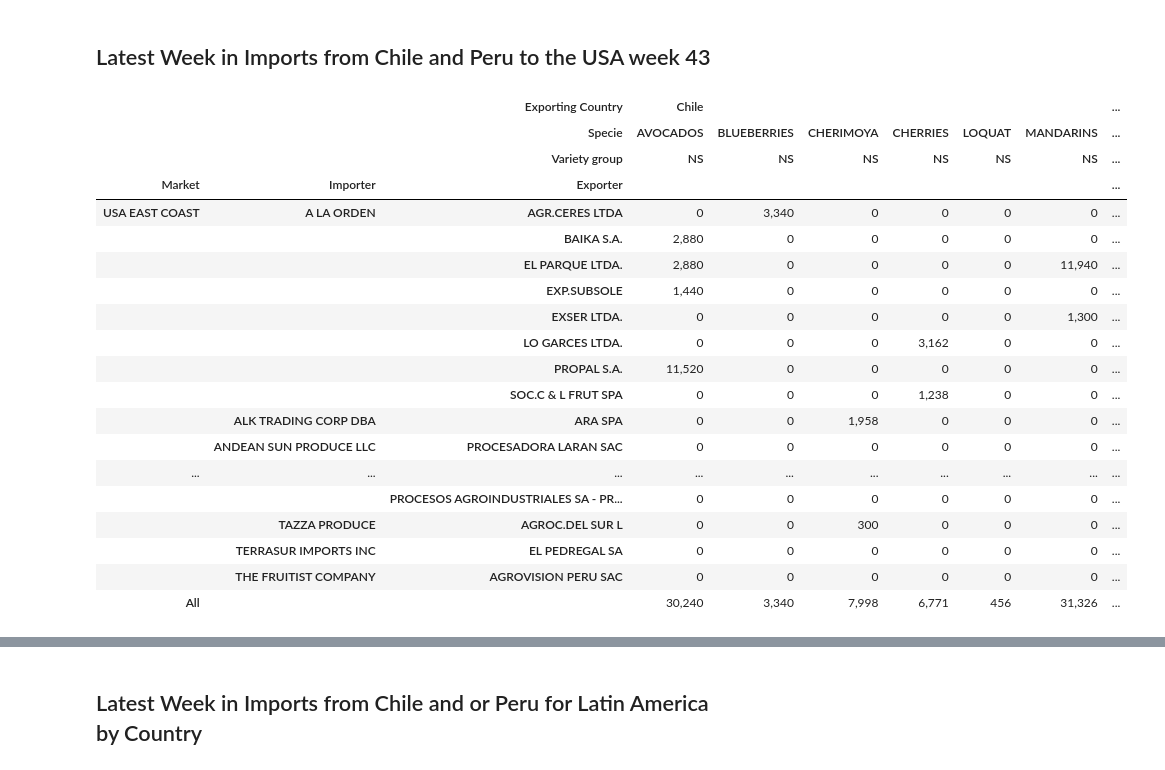
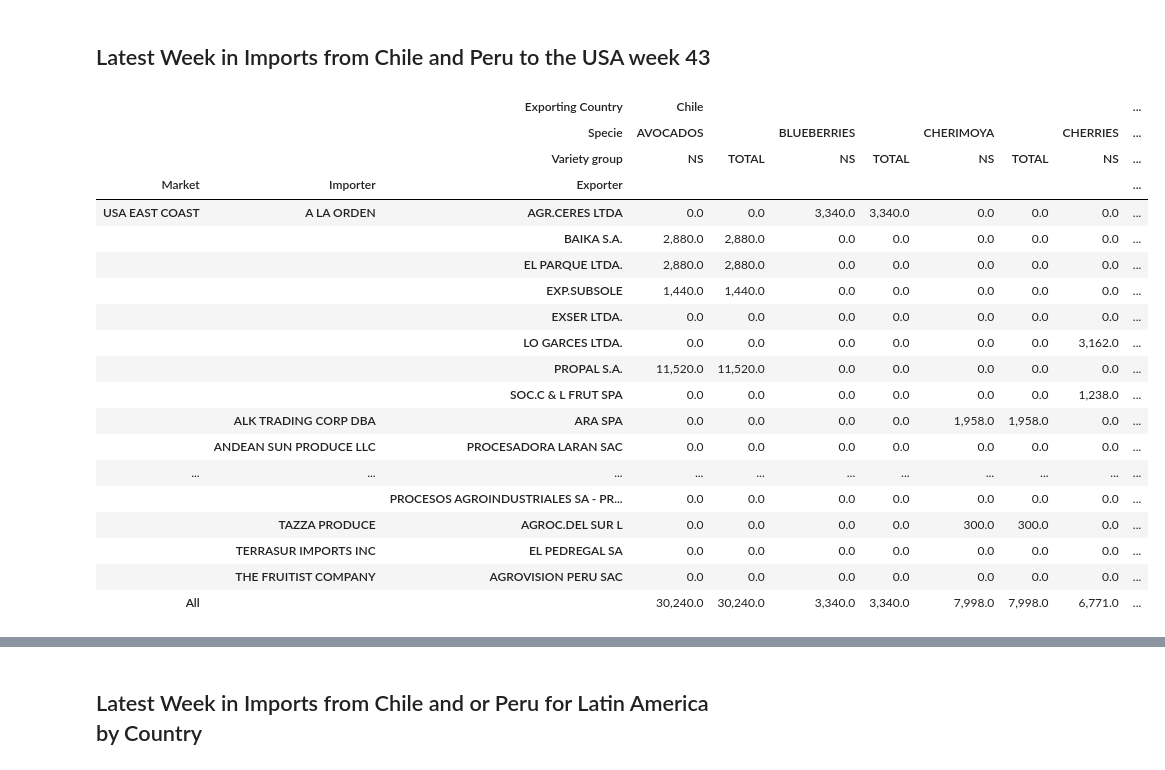
Before and after one commit to avida03/bf_web, a Jupyter notebook: Weekly.ipynb, the cells around one changed output, grey strips where cells are left out. Cells and saved outputs as stored; diff of their text form; code cells hidden in the pictures.

Commit message:
added totals into columns

```diff
--- a/Weekly.ipynb
+++ b/Weekly.ipynb
@@ -42,35 +29,44 @@ polar_pivot
 # %%
 usa25=master[(master['Country']=='U.S.A.')& master['Year Country'].str.contains('2025')]
 usa25=usa25.rename(columns={'Dep_Week': 'Departure Week','Year Country':'Exporting Country'})
 usa_recent=usa25[usa25['Departure Week']==current_week]
 usa_pivot=usa_recent.pivot_table(index=['Market','Importer','Exporter'],
                                  columns=['Exporting Country', 'Specie', 'Variety group'],
                                  values='Boxes',aggfunc='sum', margins=True).fillna(0)
 usa_rename={'2025-CHILE':'Chile','2025-PERU':'Peru'}
+specie_totals = usa_pivot.groupby(level=[0, 1], axis=1).sum()
+specie_totals.columns = pd.MultiIndex.from_tuples(
+        [(c[0], c[1], 'TOTAL') for c in specie_totals.columns],
+        names=usa_pivot.columns.names
+    )
+usa_pivot = pd.concat([usa_pivot, specie_totals], axis=1).sort_index(axis=1)
 usa_pivot.rename(columns=usa_rename,inplace=True)
-usa_pivot=usa_pivot.style.format("{:,.0f}")
+usa_pivot=usa_pivot.style.format("{:,}").set_table_styles([
+    {'selector': 'th', 'props': [('text-align', 'center')]},
+    {'selector': 'td', 'props': [('text-align', 'center')]}
+    ]).set_properties(**{'text-align': 'center'})
 usa_pivot
 # %% [output]
-|  |  | Exporting Country | Chile |  |  |  |  |  | ... |
-|  |  | Specie | AVOCADOS | BLUEBERRIES | CHERIMOYA | CHERRIES | LOQUAT | MANDARINS | ... |
-|  |  | Variety group | NS | NS | NS | NS | NS | NS | ... |
-| Market | Importer | Exporter |  |  |  |  |  |  | ... |
-| USA EAST COAST | A LA ORDEN | AGR.CERES LTDA | 0 | 3,340 | 0 | 0 | 0 | 0 | ... |
-|  |  | BAIKA S.A. | 2,880 | 0 | 0 | 0 | 0 | 0 | ... |
-|  |  | EL PARQUE LTDA. | 2,880 | 0 | 0 | 0 | 0 | 11,940 | ... |
-|  |  | EXP.SUBSOLE | 1,440 | 0 | 0 | 0 | 0 | 0 | ... |
-|  |  | EXSER LTDA. | 0 | 0 | 0 | 0 | 0 | 1,300 | ... |
-|  |  | LO GARCES LTDA. | 0 | 0 | 0 | 3,162 | 0 | 0 | ... |
-|  |  | PROPAL S.A. | 11,520 | 0 | 0 | 0 | 0 | 0 | ... |
-|  |  | SOC.C & L FRUT SPA | 0 | 0 | 0 | 1,238 | 0 | 0 | ... |
-|  | ALK TRADING CORP DBA | ARA SPA | 0 | 0 | 1,958 | 0 | 0 | 0 | ... |
-|  | ANDEAN SUN PRODUCE LLC | PROCESADORA LARAN SAC | 0 | 0 | 0 | 0 | 0 | 0 | ... |
-| ... | ... | ... | ... | ... | ... | ... | ... | ... | ... |
-|  |  | PROCESOS AGROINDUSTRIALES SA - PR... | 0 | 0 | 0 | 0 | 0 | 0 | ... |
-|  | TAZZA PRODUCE | AGROC.DEL SUR L | 0 | 0 | 300 | 0 | 0 | 0 | ... |
-|  | TERRASUR IMPORTS INC | EL PEDREGAL SA | 0 | 0 | 0 | 0 | 0 | 0 | ... |
-|  | THE FRUITIST COMPANY | AGROVISION PERU SAC | 0 | 0 | 0 | 0 | 0 | 0 | ... |
-| All |  |  | 30,240 | 3,340 | 7,998 | 6,771 | 456 | 31,326 | ... |
+|  |  | Exporting Country | Chile |  |  |  |  |  |  | ... |
+|  |  | Specie | AVOCADOS |  | BLUEBERRIES |  | CHERIMOYA |  | CHERRIES | ... |
+|  |  | Variety group | NS | TOTAL | NS | TOTAL | NS | TOTAL | NS | ... |
+| Market | Importer | Exporter |  |  |  |  |  |  |  | ... |
+| USA EAST COAST | A LA ORDEN | AGR.CERES LTDA | 0.0 | 0.0 | 3,340.0 | 3,340.0 | 0.0 | 0.0 | 0.0 | ... |
+|  |  | BAIKA S.A. | 2,880.0 | 2,880.0 | 0.0 | 0.0 | 0.0 | 0.0 | 0.0 | ... |
+|  |  | EL PARQUE LTDA. | 2,880.0 | 2,880.0 | 0.0 | 0.0 | 0.0 | 0.0 | 0.0 | ... |
+|  |  | EXP.SUBSOLE | 1,440.0 | 1,440.0 | 0.0 | 0.0 | 0.0 | 0.0 | 0.0 | ... |
+|  |  | EXSER LTDA. | 0.0 | 0.0 | 0.0 | 0.0 | 0.0 | 0.0 | 0.0 | ... |
+|  |  | LO GARCES LTDA. | 0.0 | 0.0 | 0.0 | 0.0 | 0.0 | 0.0 | 3,162.0 | ... |
+|  |  | PROPAL S.A. | 11,520.0 | 11,520.0 | 0.0 | 0.0 | 0.0 | 0.0 | 0.0 | ... |
+|  |  | SOC.C & L FRUT SPA | 0.0 | 0.0 | 0.0 | 0.0 | 0.0 | 0.0 | 1,238.0 | ... |
+|  | ALK TRADING CORP DBA | ARA SPA | 0.0 | 0.0 | 0.0 | 0.0 | 1,958.0 | 1,958.0 | 0.0 | ... |
+|  | ANDEAN SUN PRODUCE LLC | PROCESADORA LARAN SAC | 0.0 | 0.0 | 0.0 | 0.0 | 0.0 | 0.0 | 0.0 | ... |
+| ... | ... | ... | ... | ... | ... | ... | ... | ... | ... | ... |
+|  |  | PROCESOS AGROINDUSTRIALES SA - PR... | 0.0 | 0.0 | 0.0 | 0.0 | 0.0 | 0.0 | 0.0 | ... |
+|  | TAZZA PRODUCE | AGROC.DEL SUR L | 0.0 | 0.0 | 0.0 | 0.0 | 300.0 | 300.0 | 0.0 | ... |
+|  | TERRASUR IMPORTS INC | EL PEDREGAL SA | 0.0 | 0.0 | 0.0 | 0.0 | 0.0 | 0.0 | 0.0 | ... |
+|  | THE FRUITIST COMPANY | AGROVISION PERU SAC | 0.0 | 0.0 | 0.0 | 0.0 | 0.0 | 0.0 | 0.0 | ... |
+| All |  |  | 30,240.0 | 30,240.0 | 3,340.0 | 3,340.0 | 7,998.0 | 7,998.0 | 6,771.0 | ... |
 # %%
 countries = [
     'COLOMBIA', 'CHILE', 'COSTA RICA', 'ECUADOR',
```
Also changed, not shown: parts of 13 cells of this notebook.
